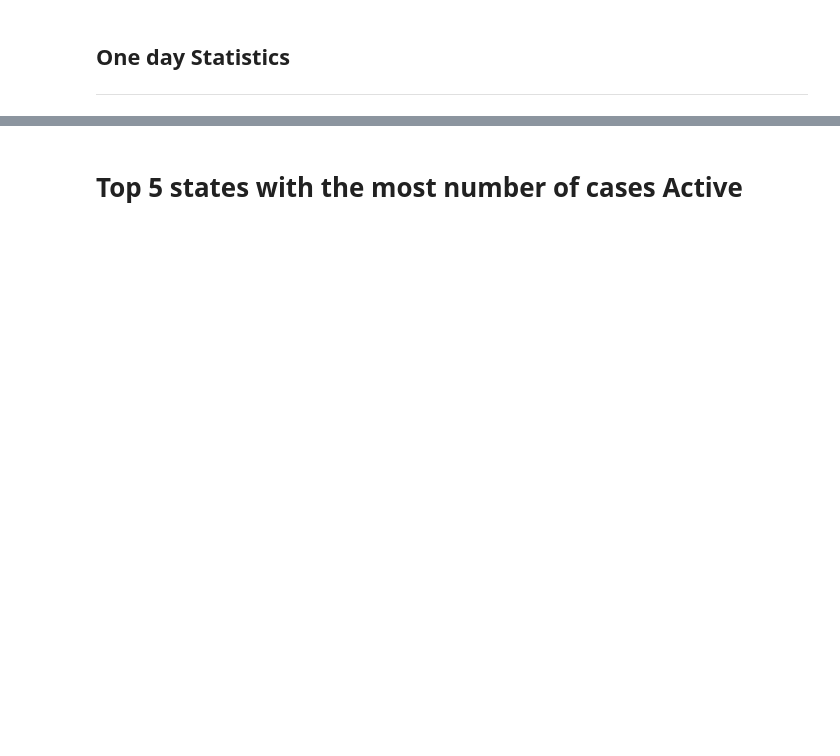
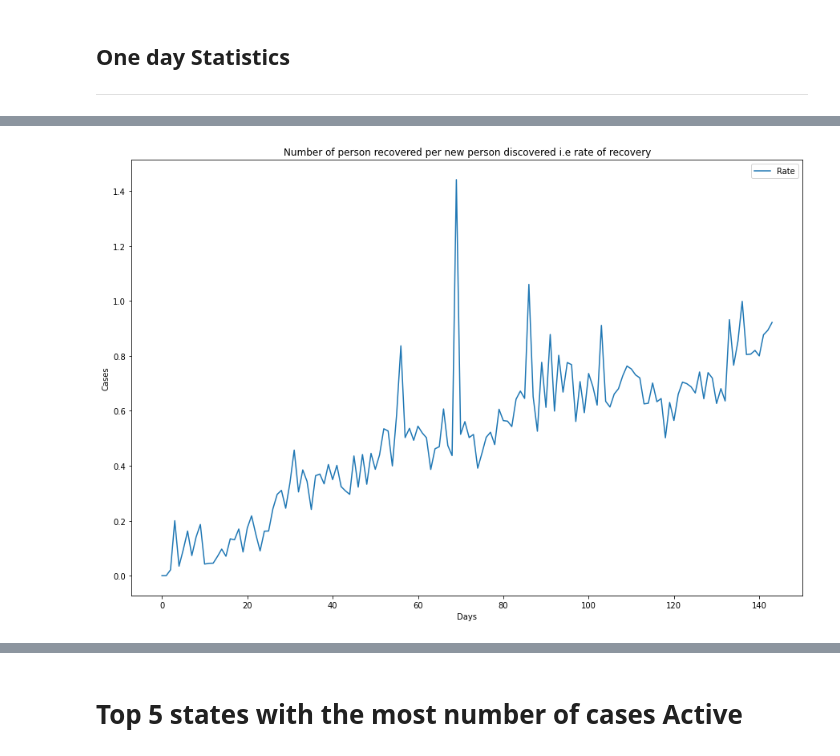
Before and after one commit to Yashdalot/Covid19DataAnalysis, a Jupyter notebook: Covid_analysis.ipynb, the cells around one changed output, grey strips where cells are left out. Cells and saved outputs as stored; diff of their text form; code cells hidden in the pictures; blank space fills up the shorter version.

```diff
--- a/Covid_analysis.ipynb
+++ b/Covid_analysis.ipynb
@@ -93,2 +93,15 @@ plt.show()
 # %%
 print("\n\n\n\n")
+# %%
+import math
+r =[j/(i+math.exp(.00000000000008)) for i,j in zip(daily_jump , daily_recovered)]
+plt.figure(figsize=(15,10))
+plt.plot(range(len(r[50:])) , r[50:], label = 'Rate')
+# plt.plot(range(len(daily_recovered)) ,  daily_recovered, label = 'Daily Recovery in Cases')
+plt.title("Number of person recovered per new person discovered i.e rate of recovery")
+plt.xlabel("Days")
+plt.ylabel("Cases")
+plt.legend()
+plt.show()
+# %% [output]
+[figure, added]
```
Also changed, not shown: parts of 13 cells of this notebook.
